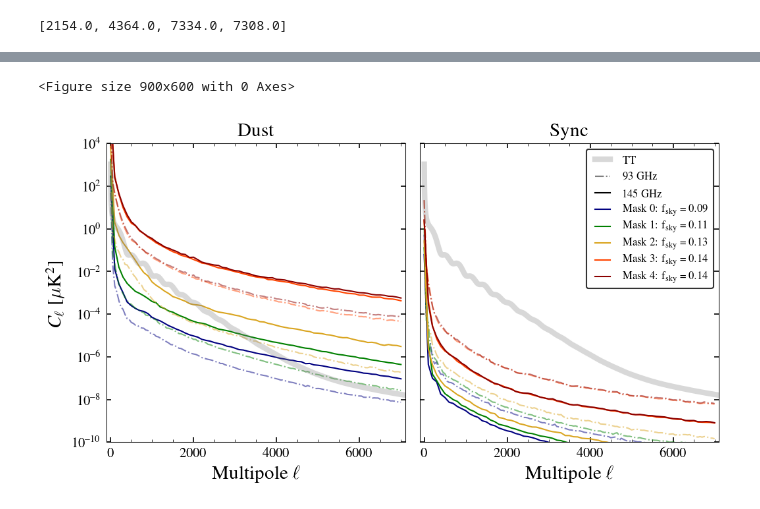
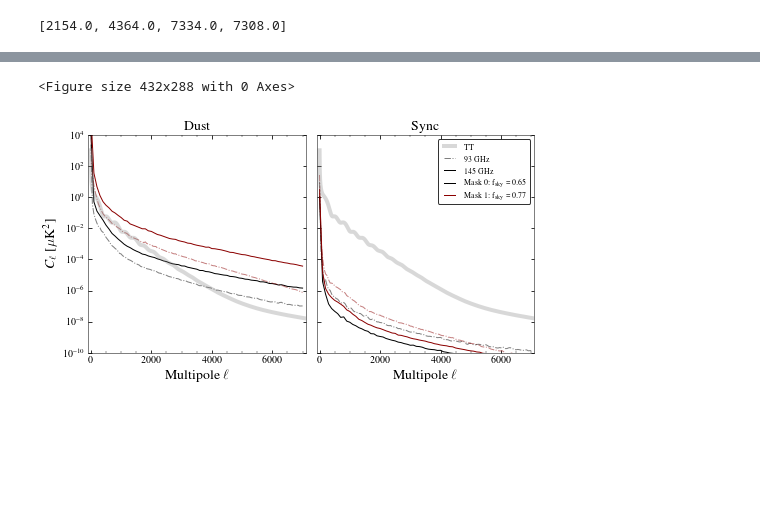
Before and after one commit to sriniraghunathan/DRAFT, a Jupyter notebook: scripts/notebooks/check_gal_cl.ipynb, the cells around one changed output, grey strips where cells are left out. Saved outputs shown, nothing was run; the diff lists cells and outputs as text; code cells hidden in the pictures; blank space fills up the shorter version.

Commit message:
adding more S4like mask

```diff
--- a/scripts/notebooks/check_gal_cl.ipynb
+++ b/scripts/notebooks/check_gal_cl.ipynb
@@ -49,12 +46,19 @@ param_dict['cl_gal_dic_dust_fname'] = '%s/dust/0000/cls_galactic_sims_dust_maskp
 param_dict['cl_gal_dic_sync_fname'] = '%s/synchrotron/0000/cls_galactic_sims_sync_maskplanck_nside%s_lmax%s.npy' %(data_folder, nside, lmax)
 '''
 
+'''
 nside, lmax = 4096, 7000
 TParr = ['T']
 data_folder = '/Volumes/data_PHD_WD_babbloo/s4/cmbs4/map_based_simulations/202002_foregrounds_extragalactic_cmb_tophat/4096/'
 param_dict['cl_gal_dic_dust_fname'] = '%s/dust/0000/lat_steps/cls_galactic_sims_dust_maskplanck_nside%s_lmax%s_TTonly.npy' %(data_folder, nside, lmax)
 param_dict['cl_gal_dic_sync_fname'] = '%s/synchrotron/0000/lat_steps/cls_galactic_sims_sync_maskplanck_nside%s_lmax%s_TTonly.npy' %(data_folder, nside, lmax)
+'''
 
+nside, lmax = 4096, 7000
+TParr = ['T']
+data_folder = '/Volumes/data_PHD_WD_babbloo/s4/cmbs4/map_based_simulations/202002_foregrounds_extragalactic_cmb_tophat/4096/'
+param_dict['cl_gal_dic_dust_fname'] = '%s/dust/0000/s4like_mask/cls_galactic_sims_dust_nside%s_lmax%s.npy' %(data_folder, nside, lmax)
+param_dict['cl_gal_dic_sync_fname'] = '%s/synchrotron/0000/s4like_mask/cls_galactic_sims_sync_nside%s_lmax%s.npy' %(data_folder, nside, lmax)
 
 #S4 specs
 specs_dic = {
@@ -156,6 +160,9 @@ color_dic = {0:'navy', 1: 'green', 2: 'goldenrod', 3: 'darkred'}
 
 tot_mask_iter = 5
 color_dic = {0:'navy', 1: 'green', 2: 'goldenrod', 3: 'orangered', 4: 'darkred'}
+
+tot_mask_iter = 2
+color_dic = {0:'black', 1: 'darkred'}
 
 for mask_iter in range(tot_mask_iter):
     plot_done = []
@@ -201,32 +208,32 @@ for mask_iter in range(tot_mask_iter):
                 ax = subplot(1,2,2, yscale = 'log')
                 #plot(el, cl_sync, label = lab, lw = lwval, linestyle = lsval, color = colorval, alpha = alphaval)
                 plot(el_to_plot, cl_sync_to_plot, label = lab, lw = lwval, linestyle = lsval, color = colorval, alpha = alphaval)
 
 for cntr, which_comp in enumerate( ['dust', 'sync'] ):
 
     ax = subplot(1,2,cntr+1, yscale = 'log')
     plot(el_camb, cl_TT, 'gray', lw = 4., label = r'TT', alpha = 0.3)
     if cntr == 1: ##0:
 
         galdustsims_cl = np.load(param_dict['cl_gal_dic_dust_fname'], allow_pickle=1, encoding = 'latin1').item()
         fsky_arr = galdustsims_cl['fsky_arr']
 
         for freq1 in freqarr:
             plot([], [], color = 'k', alpha = alpha_dic[freq1], ls = ls_dic[freq1], label = r'%s GHz' %(freq1))
         for mask_iter in range(tot_mask_iter):
             fsky_val = fsky_arr[mask_iter]
             plot([], [], color = color_dic[mask_iter], label = r'Mask %s: f$_{\rm sky} = %.2f$' %(mask_iter, fsky_val))
 
         #legend(loc = 3, ncol = 2, fontsize = 8)
         legend(loc = 1, ncol = 1, fontsize = 8)
     xlabel(r'Multipole $\ell$', fontsize = 14)
     if cntr == 0:
         ylabel(r'$C_{\ell}\ [\mu {\rm K}^{2}]$', fontsize = 14)
     else:
         setp(ax.get_yticklabels(which = 'both'), visible=False)
     title(r'%s' %(which_comp.capitalize()), fontsize = 14)
     xlim(-100, lmax+100); ylim(1e-10, 1e4)
 #savefig('reports/galactic_sims/dust_sync_pspectra.pdf')
 # %% [output]
-<Figure size 900x600 with 0 Axes>
+<Figure size 432x288 with 0 Axes>
-[figure, old version]
+[figure, new version]
```
Also changed, not shown: parts of 2 cells of this notebook, 1 other file.
